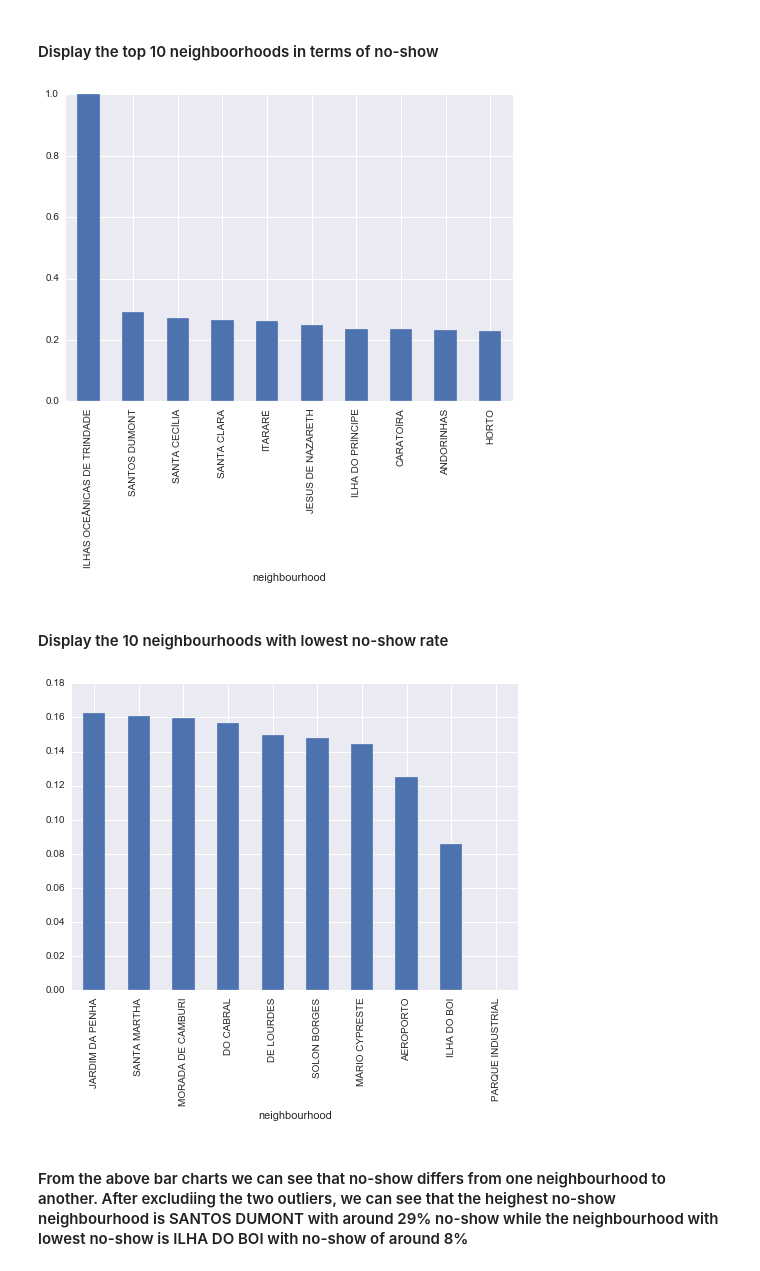
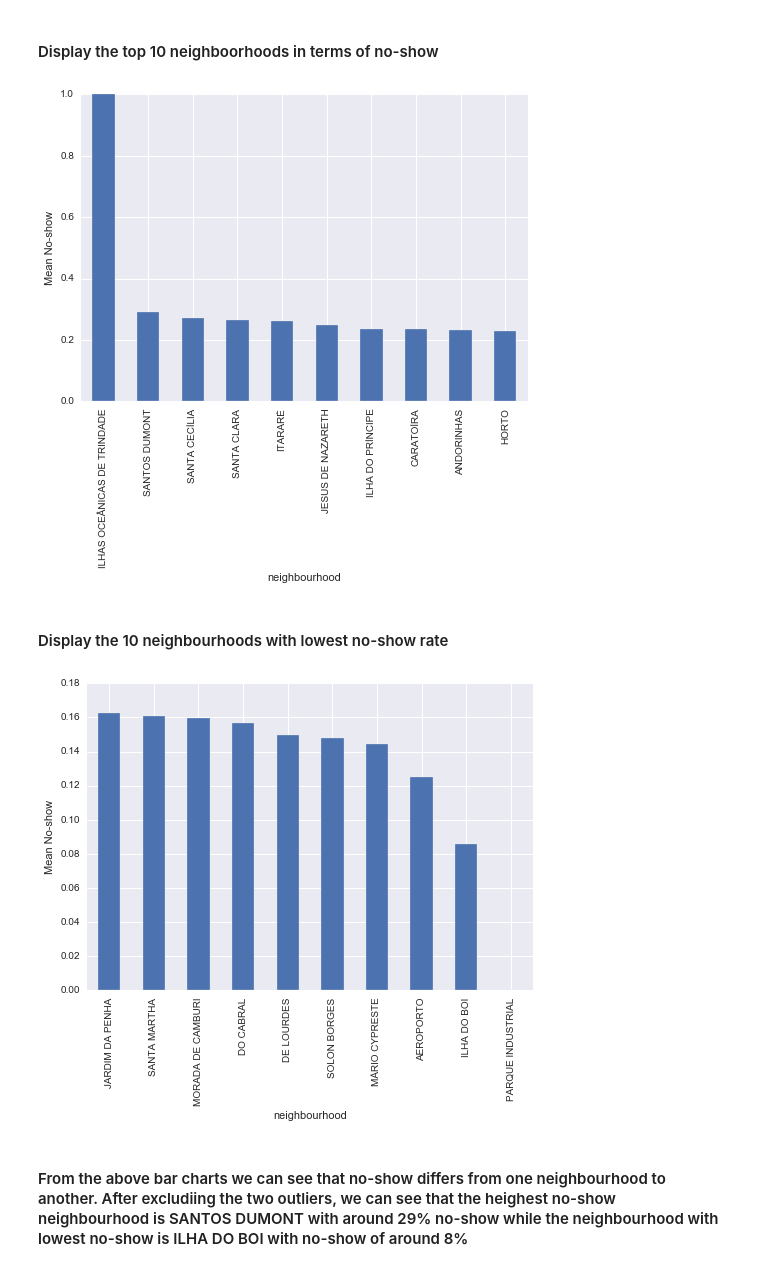
Before and after one commit to walidsi/Udacity_ADA, a Jupyter notebook: No_Show_Appointments_Analysis.ipynb, the cells around one changed output. Drawn from its saved outputs; the diff is of its cells as text; code cells hidden in the pictures.

Commit message:
Added Labels to charts

```diff
--- a/No_Show_Appointments_Analysis.ipynb
+++ b/No_Show_Appointments_Analysis.ipynb
@@ -498,15 +504,15 @@ df.query('neighbourhood == "PARQUE INDUSTRIAL"') # this neighbourhood have only
 # %% [markdown]
 #### Display the top 10 neighboorhoods in terms of no-show
 # %%
-group_counts.sort_values(ascending=False)[:10].plot(kind='bar');
+group_counts.sort_values(ascending=False)[:10].plot(kind='bar', ylabel='Mean No-show');
 # %% [output]
-[figure, old version]
+[figure, new version]
 # %% [markdown]
 #### Display the 10 neighbourhoods with lowest no-show rate
 # %%
-group_counts.sort_values(ascending=False)[-10:].plot(kind='bar');
+group_counts.sort_values(ascending=False)[-10:].plot(kind='bar', ylabel='Mean No-show');
 # %% [output]
-[figure, old version]
+[figure, new version]
 # %% [markdown]
 #### From the above bar charts we can see that no-show differs from one neighbourhood to another. After excludiing the two outliers, we can see that the heighest no-show neighbourhood is SANTOS DUMONT with around 29% no-show while the neighbourhood with lowest no-show is ILHA DO BOI with no-show of around 8%
 # %% [markdown]
```
Also changed, not shown: parts of 7 cells of this notebook.
